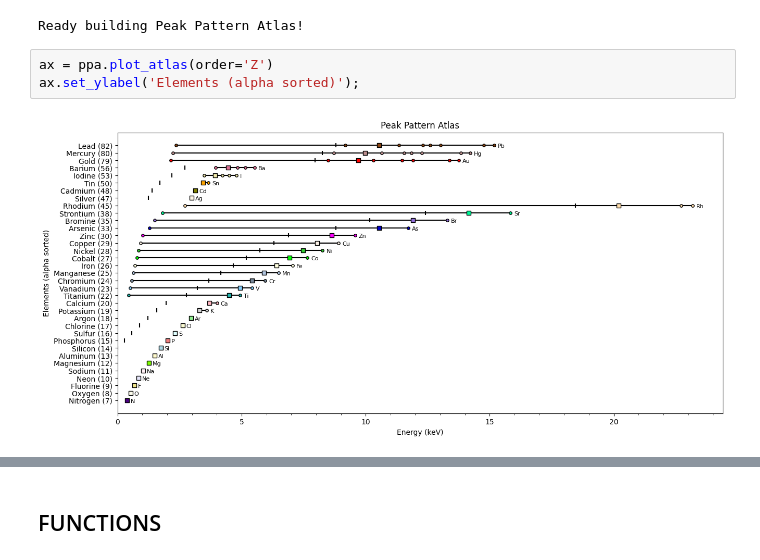
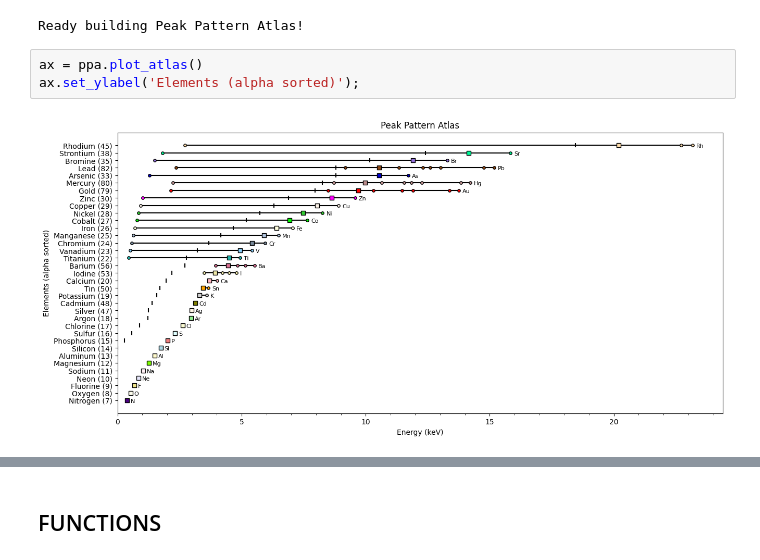
Before and after one commit to fligt/moseley, a Jupyter notebook: notebooks/02_a-peak-pattern-atlas.ipynb, the cells around one changed output, grey strips where cells are left out. Cells and saved outputs as stored; diff of their text form.

```diff
--- a/notebooks/02_a-peak-pattern-atlas.ipynb
+++ b/notebooks/02_a-peak-pattern-atlas.ipynb
@@ -20,7 +20,7 @@ ppa = PeakPatternAtlas()
 # %% [output]
 Ready building Peak Pattern Atlas!
 # %%
-ax = ppa.plot_atlas(order='Z')
+ax = ppa.plot_atlas()
 ax.set_ylabel('Elements (alpha sorted)');
 # %% [output]
-[figure, old version]
+[figure, new version]
```
Also changed, not shown: parts of 2 cells of this notebook, 8 other files.
